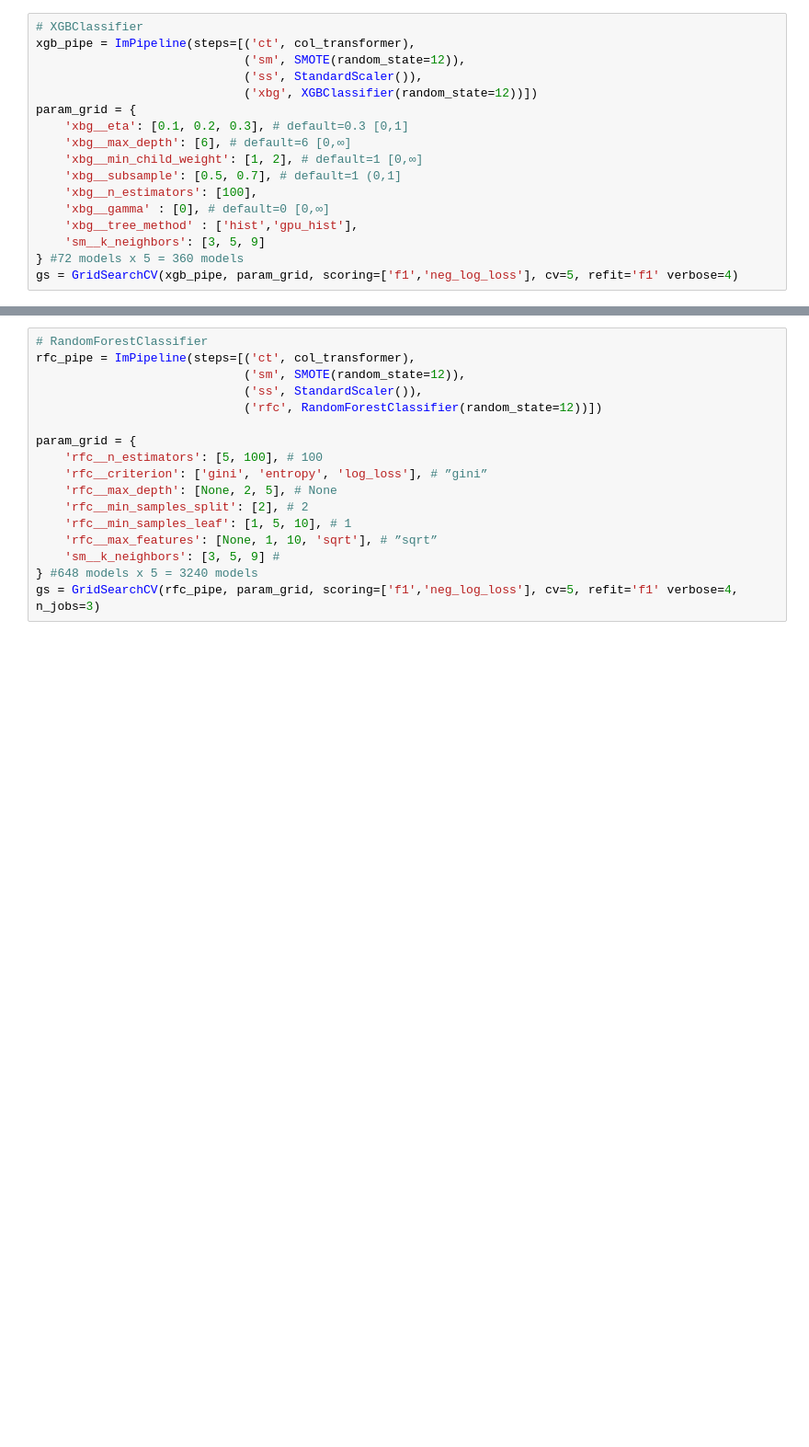
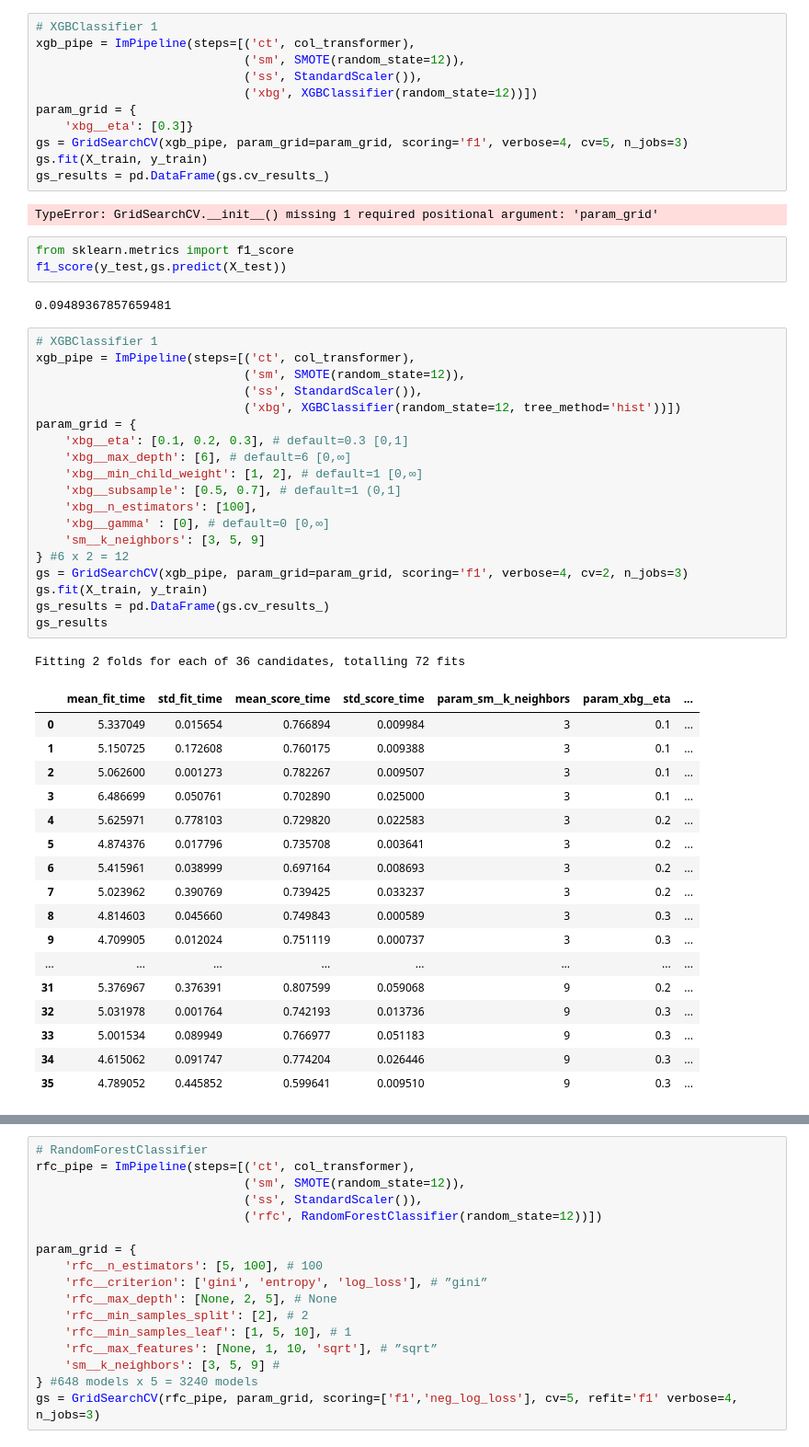
Before and after one commit to rlodetti/classification_project, a Jupyter notebook: 03 - Modeling & Evaluation.ipynb, the cells around one changed output, grey strips where cells are left out. Shown at 92% size. Cells and saved outputs as stored; diff of their text form; blank space fills up the shorter version.

```diff
--- a/03 - Modeling & Evaluation.ipynb
+++ b/03 - Modeling & Evaluation.ipynb
@@ -200,17 +241,56 @@ models_df
+# %%
+# XGBClassifier 1
+xgb_pipe = ImPipeline(steps=[('ct', col_transformer),
+                             ('sm', SMOTE(random_state=12)),
+                             ('ss', StandardScaler()),
+                             ('xbg', XGBClassifier(random_state=12))])
+param_grid = {
+    'xbg__eta': [0.3]}
+gs = GridSearchCV(xgb_pipe, param_grid=param_grid, scoring='f1', verbose=4, cv=5, n_jobs=3)
+gs.fit(X_train, y_train)
+gs_results = pd.DataFrame(gs.cv_results_)
+# %% [output]
+TypeError: GridSearchCV.__init__() missing 1 required positional argument: 'param_grid'
+# %%
+from sklearn.metrics import f1_score
+f1_score(y_test,gs.predict(X_test))
+# %% [output]
+0.09489367857659481
 # %%
-# XGBClassifier
+# XGBClassifier 1
 xgb_pipe = ImPipeline(steps=[('ct', col_transformer),
                              ('sm', SMOTE(random_state=12)),
                              ('ss', StandardScaler()),
-                             ('xbg', XGBClassifier(random_state=12))])
+                             ('xbg', XGBClassifier(random_state=12, tree_method='hist'))])
 param_grid = {
     'xbg__eta': [0.1, 0.2, 0.3], # default=0.3 [0,1]
     'xbg__max_depth': [6], # default=6 [0,∞]
     'xbg__min_child_weight': [1, 2], # default=1 [0,∞]
     'xbg__subsample': [0.5, 0.7], # default=1 (0,1]
     'xbg__n_estimators': [100],
     'xbg__gamma' : [0], # default=0 [0,∞]
-    'xbg__tree_method' : ['hist','gpu_hist'],
     'sm__k_neighbors': [3, 5, 9]
-} #72 models x 5 = 360 models
-gs = GridSearchCV(xgb_pipe, param_grid, scoring=['f1','neg_log_loss'], cv=5, refit='f1' verbose=4)
+} #6 x 2 = 12
+gs = GridSearchCV(xgb_pipe, param_grid=param_grid, scoring='f1', verbose=4, cv=2, n_jobs=3)
+gs.fit(X_train, y_train)
+gs_results = pd.DataFrame(gs.cv_results_)
+gs_results
+# %% [output]
+Fitting 2 folds for each of 36 candidates, totalling 72 fits
+|  | mean_fit_time | std_fit_time | mean_score_time | std_score_time | param_sm__k_neighbors | param_xbg__eta | ... |
+| 0 | 5.337049 | 0.015654 | 0.766894 | 0.009984 | 3 | 0.1 | ... |
+| 1 | 5.150725 | 0.172608 | 0.760175 | 0.009388 | 3 | 0.1 | ... |
+| 2 | 5.062600 | 0.001273 | 0.782267 | 0.009507 | 3 | 0.1 | ... |
+| 3 | 6.486699 | 0.050761 | 0.702890 | 0.025000 | 3 | 0.1 | ... |
+| 4 | 5.625971 | 0.778103 | 0.729820 | 0.022583 | 3 | 0.2 | ... |
+| 5 | 4.874376 | 0.017796 | 0.735708 | 0.003641 | 3 | 0.2 | ... |
+| 6 | 5.415961 | 0.038999 | 0.697164 | 0.008693 | 3 | 0.2 | ... |
+| 7 | 5.023962 | 0.390769 | 0.739425 | 0.033237 | 3 | 0.2 | ... |
+| 8 | 4.814603 | 0.045660 | 0.749843 | 0.000589 | 3 | 0.3 | ... |
+| 9 | 4.709905 | 0.012024 | 0.751119 | 0.000737 | 3 | 0.3 | ... |
+| ... | ... | ... | ... | ... | ... | ... | ... |
+| 31 | 5.376967 | 0.376391 | 0.807599 | 0.059068 | 9 | 0.2 | ... |
+| 32 | 5.031978 | 0.001764 | 0.742193 | 0.013736 | 9 | 0.3 | ... |
+| 33 | 5.001534 | 0.089949 | 0.766977 | 0.051183 | 9 | 0.3 | ... |
+| 34 | 4.615062 | 0.091747 | 0.774204 | 0.026446 | 9 | 0.3 | ... |
+| 35 | 4.789052 | 0.445852 | 0.599641 | 0.009510 | 9 | 0.3 | ... |
```
Also changed, not shown: parts of 19 cells of this notebook, 8 other files.
